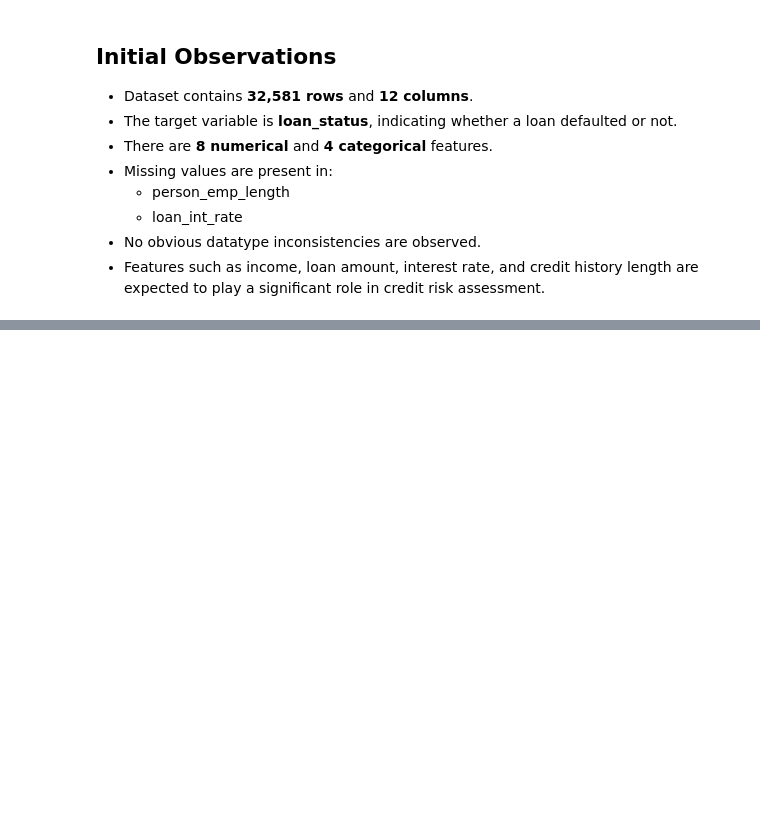
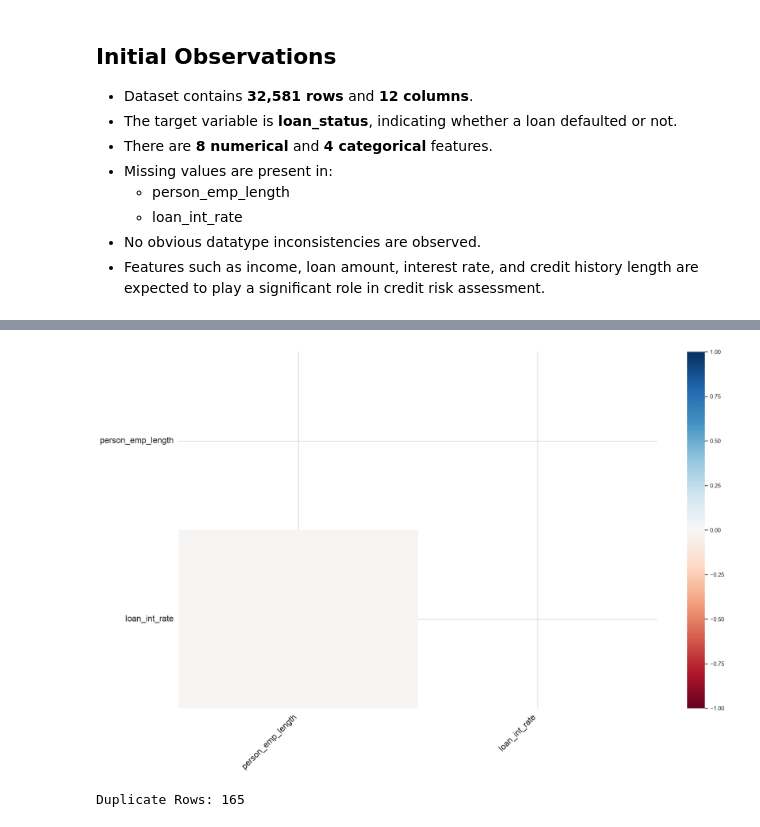
Before and after one commit to charank006/credit-risk-eda, a Jupyter notebook: notebooks/credit_eda.ipynb, the cells around one changed output, grey strips where cells are left out. Drawn from its saved outputs; the diff is of its cells as text; code cells hidden in the pictures; blank space fills up the shorter version.

```diff
--- a/notebooks/credit_eda.ipynb
+++ b/notebooks/credit_eda.ipynb
@@ -175,0 +222,9 @@ See https://pandas.pydata.org/docs/user_guide/migration-3-strings.html#string-mi
+# %%
+msno.heatmap(df)
+plt.show()
+# %% [output]
+[figure, added]
+# %%
+print("Duplicate Rows:", df.duplicated().sum())
+# %% [output]
+Duplicate Rows: 165
```
Also changed, not shown: parts of 7 cells of this notebook.
